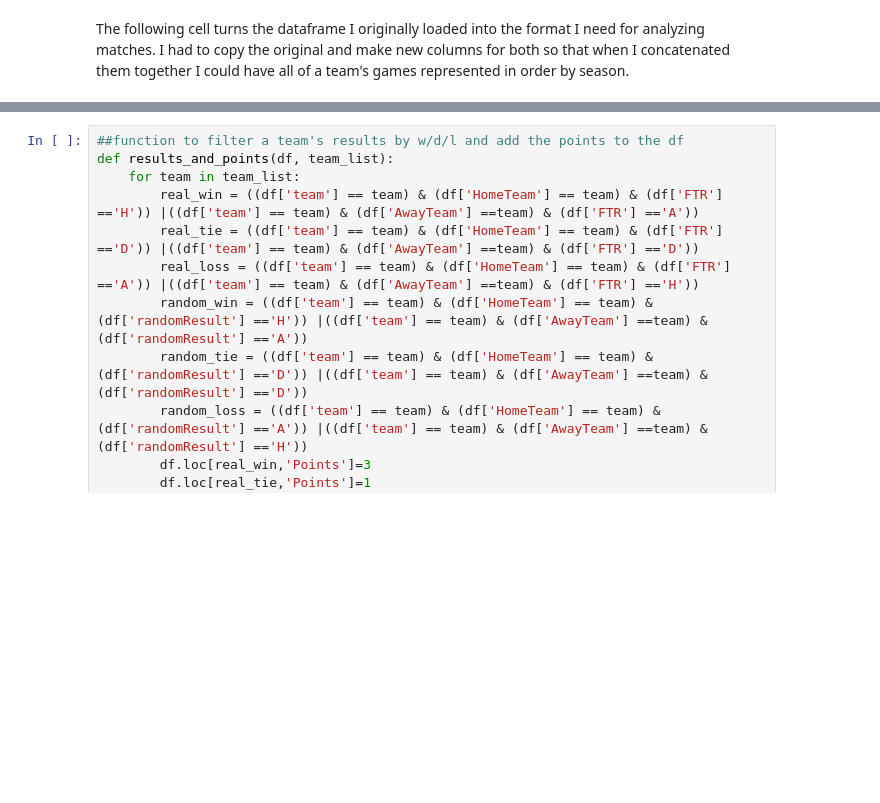
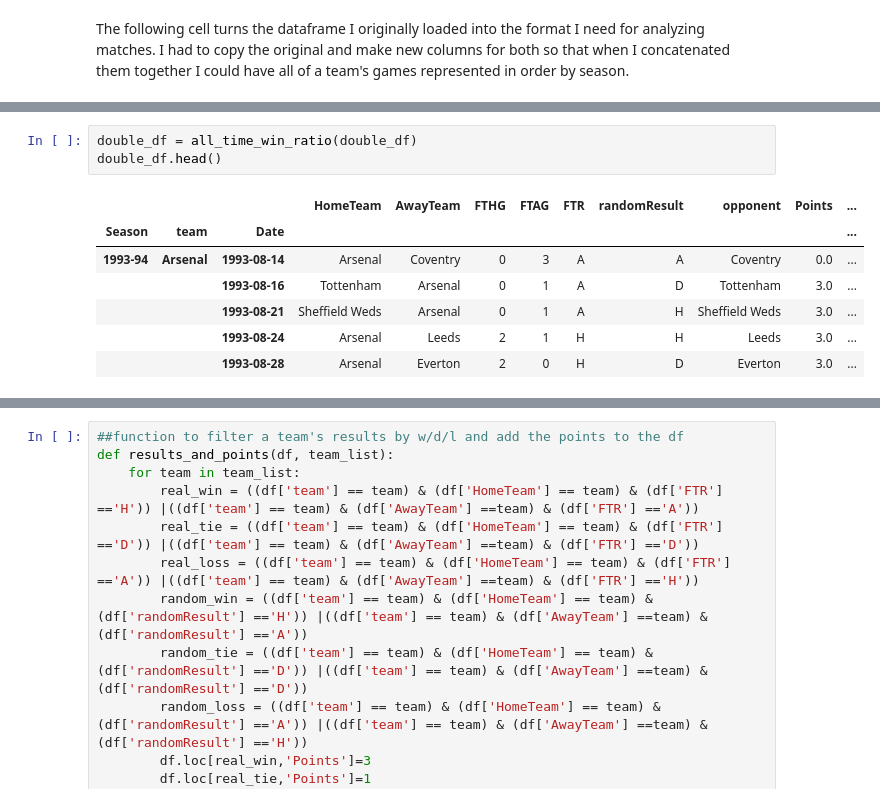
Before and after one commit to nhcamp/Springboard, a Jupyter notebook: Capstone_1_EPL/EPL Match Results DF.ipynb, the cells around one changed output, grey strips where cells are left out. Saved outputs shown, nothing was run; the diff lists cells and outputs as text; blank space fills up the shorter version.

```diff
--- a/Capstone_1_EPL/EPL Match Results DF.ipynb
+++ b/Capstone_1_EPL/EPL Match Results DF.ipynb
@@ -73,0 +77,11 @@ Season  team    Date
+# %%
+double_df = all_time_win_ratio(double_df)
+double_df.head()
+# %% [output]
+|  |  |  | HomeTeam | AwayTeam | FTHG | FTAG | FTR | randomResult | opponent | Points | ... |
+| Season | team | Date |  |  |  |  |  |  |  |  | ... |
+| 1993-94 | Arsenal | 1993-08-14 | Arsenal | Coventry | 0 | 3 | A | A | Coventry | 0.0 | ... |
+|  |  | 1993-08-16 | Tottenham | Arsenal | 0 | 1 | A | D | Tottenham | 3.0 | ... |
+|  |  | 1993-08-21 | Sheffield Weds | Arsenal | 0 | 1 | A | H | Sheffield Weds | 3.0 | ... |
+|  |  | 1993-08-24 | Arsenal | Leeds | 2 | 1 | H | H | Leeds | 3.0 | ... |
+|  |  | 1993-08-28 | Arsenal | Everton | 2 | 0 | H | D | Everton | 3.0 | ... |
```
Also changed, not shown: parts of 12 cells of this notebook.
